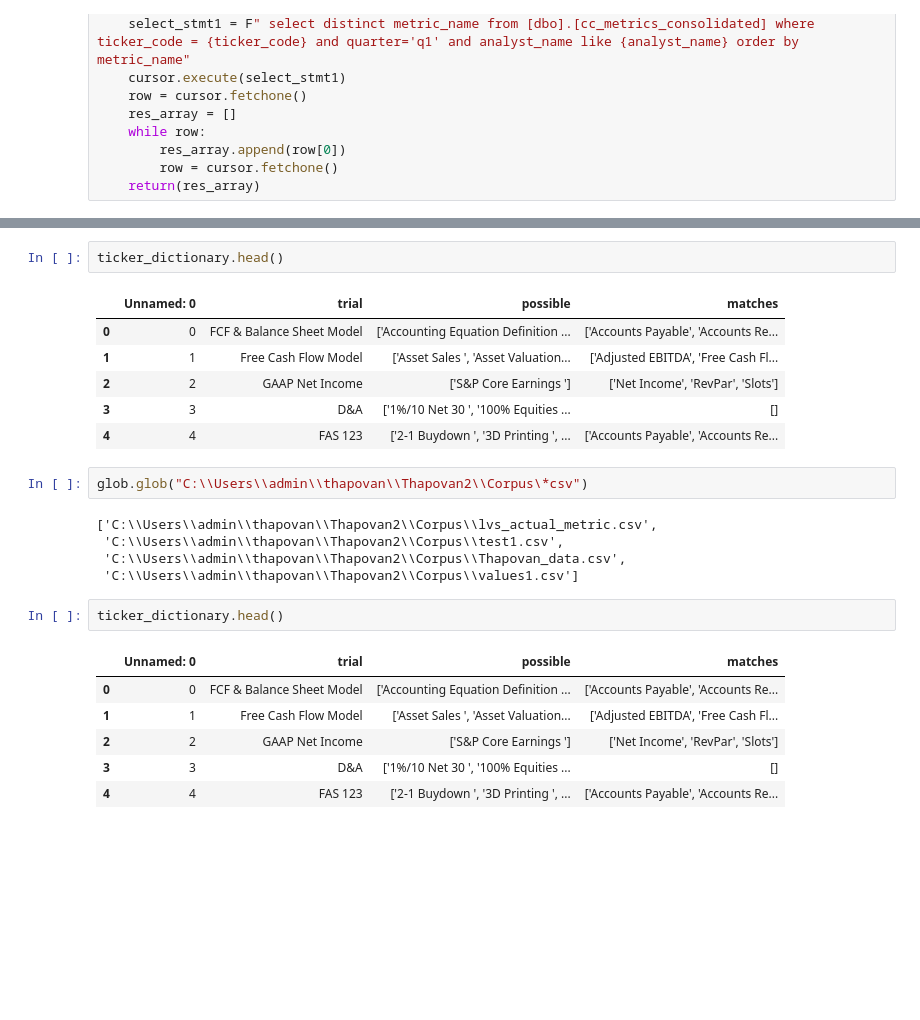
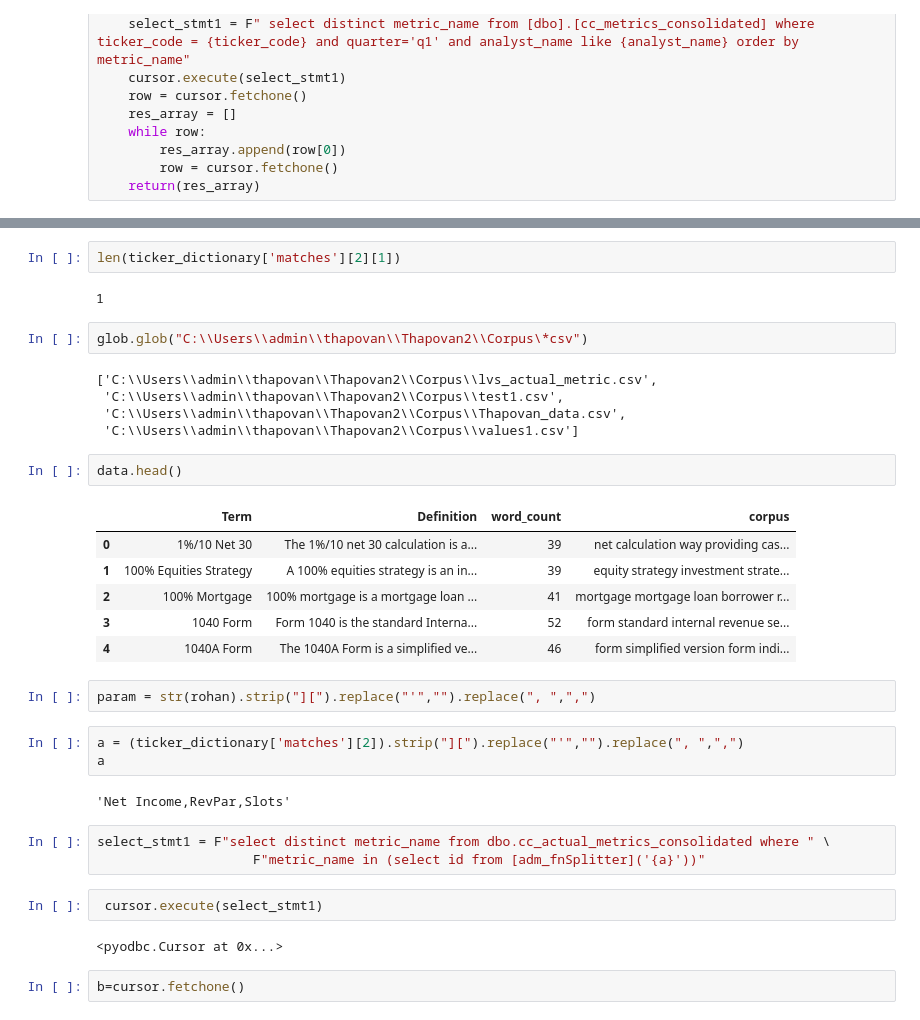
Before and after one commit to archit1998/Thapovan2, a Jupyter notebook: team2.ipynb, the cells around one changed output, grey strips where cells are left out. Cells and saved outputs as stored; diff of their text form; blank space fills up the shorter version.

```diff
--- a/team2.ipynb
+++ b/team2.ipynb
@@ -803,12 +881,7 @@ KeyboardInterrupt:
-# %%
-ticker_dictionary.head()
-# %% [output]
-|  | Unnamed: 0 | trial | possible | matches |
-| 0 | 0 | FCF & Balance Sheet Model | ['Accounting Equation Definition ... | ['Accounts Payable', 'Accounts Re... |
-| 1 | 1 | Free Cash Flow Model | ['Asset Sales ', 'Asset Valuation... | ['Adjusted EBITDA', 'Free Cash Fl... |
-| 2 | 2 | GAAP Net Income | ['S&P Core Earnings '] | ['Net Income', 'RevPar', 'Slots'] |
-| 3 | 3 | D&A | ['1%/10 Net 30 ', '100% Equities ... | [] |
-| 4 | 4 | FAS 123 | ['2-1 Buydown ', '3D Printing ', ... | ['Accounts Payable', 'Accounts Re... |
+# %%
+len(ticker_dictionary['matches'][2][1])
+# %% [output]
+1
 # %%
 glob.glob("C:\\Users\\admin\\thapovan\\Thapovan2\\Corpus\*csv")
 # %% [output]
@@ -817,11 +890,27 @@ glob.glob("C:\\Users\\admin\\thapovan\\Thapovan2\\Corpus\*csv")
  'C:\\Users\\admin\\thapovan\\Thapovan2\\Corpus\\Thapovan_data.csv',
  'C:\\Users\\admin\\thapovan\\Thapovan2\\Corpus\\values1.csv']
 # %%
-ticker_dictionary.head()
+data.head()
 # %% [output]
-|  | Unnamed: 0 | trial | possible | matches |
-| 0 | 0 | FCF & Balance Sheet Model | ['Accounting Equation Definition ... | ['Accounts Payable', 'Accounts Re... |
-| 1 | 1 | Free Cash Flow Model | ['Asset Sales ', 'Asset Valuation... | ['Adjusted EBITDA', 'Free Cash Fl... |
-| 2 | 2 | GAAP Net Income | ['S&P Core Earnings '] | ['Net Income', 'RevPar', 'Slots'] |
-| 3 | 3 | D&A | ['1%/10 Net 30 ', '100% Equities ... | [] |
-| 4 | 4 | FAS 123 | ['2-1 Buydown ', '3D Printing ', ... | ['Accounts Payable', 'Accounts Re... |
+|  | Term | Definition | word_count | corpus |
+| 0 | 1%/10 Net 30 | The 1%/10 net 30 calculation is a... | 39 | net calculation way providing cas... |
+| 1 | 100% Equities Strategy | A 100% equities strategy is an in... | 39 | equity strategy investment strate... |
+| 2 | 100% Mortgage | 100% mortgage is a mortgage loan ... | 41 | mortgage mortgage loan borrower r... |
+| 3 | 1040 Form | Form 1040 is the standard Interna... | 52 | form standard internal revenue se... |
+| 4 | 1040A Form | The 1040A Form is a simplified ve... | 46 | form simplified version form indi... |
+# %%
+param = str(rohan).strip("][").replace("'","").replace(", ",",")
+# %%
+a = (ticker_dictionary['matches'][2]).strip("][").replace("'","").replace(", ",",")
+a
+# %% [output]
+'Net Income,RevPar,Slots'
+# %%
+select_stmt1 = F"select distinct metric_name from dbo.cc_actual_metrics_consolidated where " \
+                    F"metric_name in (select id from [adm_fnSplitter]('{a}'))"
+# %%
+ cursor.execute(select_stmt1)
+# %% [output]
+<pyodbc.Cursor at 0x...>
+# %%
+b=cursor.fetchone()
```
Also changed, not shown: parts of 3 cells of this notebook.
